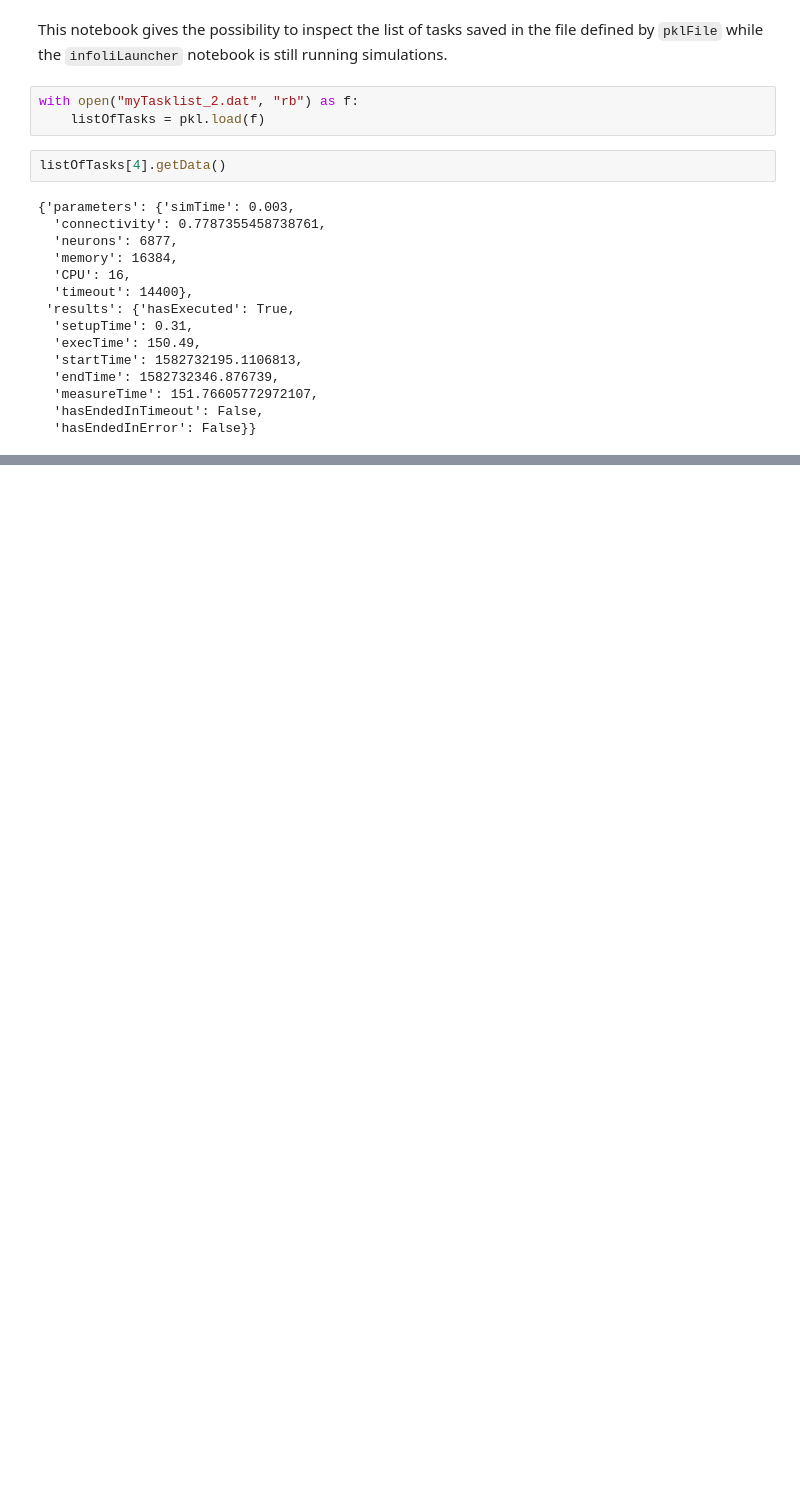
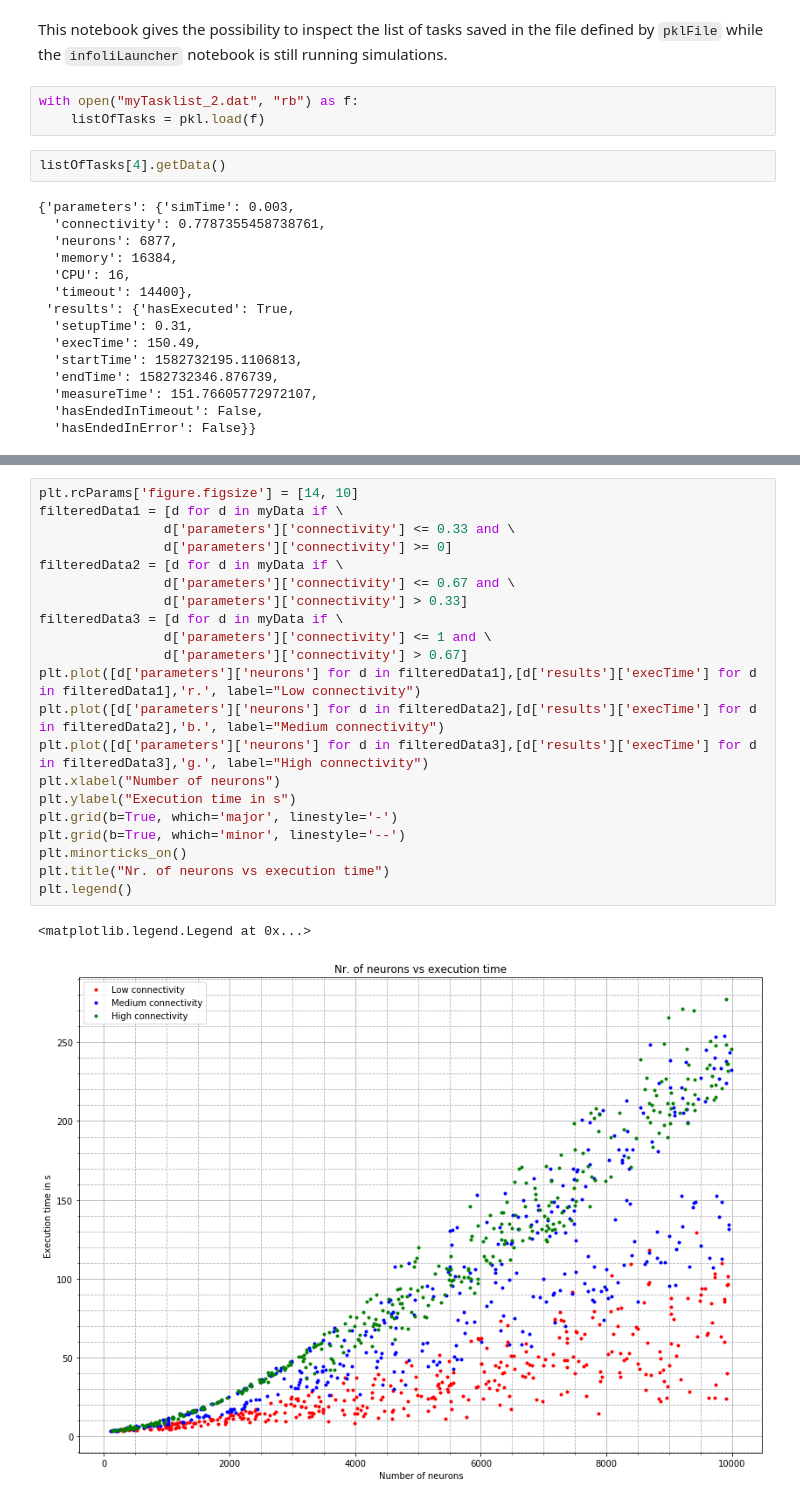
Before and after one commit to jlfbetting/infoliLauncher, a Jupyter notebook: taskInspector.ipynb, the cells around one changed output, grey strips where cells are left out. Cells and saved outputs as stored; diff of their text form; blank space fills up the shorter version.

```diff
--- a/taskInspector.ipynb
+++ b/taskInspector.ipynb
@@ -42,0 +62,24 @@ plt.hist([task.getData()['parameters']['connectivity'] for task in listOfTasks],
+# %%
+plt.rcParams['figure.figsize'] = [14, 10]
+filteredData1 = [d for d in myData if \
+                d['parameters']['connectivity'] <= 0.33 and \
+                d['parameters']['connectivity'] >= 0]
+filteredData2 = [d for d in myData if \
+                d['parameters']['connectivity'] <= 0.67 and \
+                d['parameters']['connectivity'] > 0.33]
+filteredData3 = [d for d in myData if \
+                d['parameters']['connectivity'] <= 1 and \
+                d['parameters']['connectivity'] > 0.67]
+plt.plot([d['parameters']['neurons'] for d in filteredData1],[d['results']['execTime'] for d in filteredData1],'r.', label="Low connectivity")
+plt.plot([d['parameters']['neurons'] for d in filteredData2],[d['results']['execTime'] for d in filteredData2],'b.', label="Medium connectivity")
+plt.plot([d['parameters']['neurons'] for d in filteredData3],[d['results']['execTime'] for d in filteredData3],'g.', label="High connectivity")
+plt.xlabel("Number of neurons")
+plt.ylabel("Execution time in s")
+plt.grid(b=True, which='major', linestyle='-')
+plt.grid(b=True, which='minor', linestyle='--')
+plt.minorticks_on()
+plt.title("Nr. of neurons vs execution time")
+plt.legend()
+# %% [output]
+<matplotlib.legend.Legend at 0x...>
+[figure, added]
```
Also changed, not shown: parts of 7 cells of this notebook, 2 other files.
